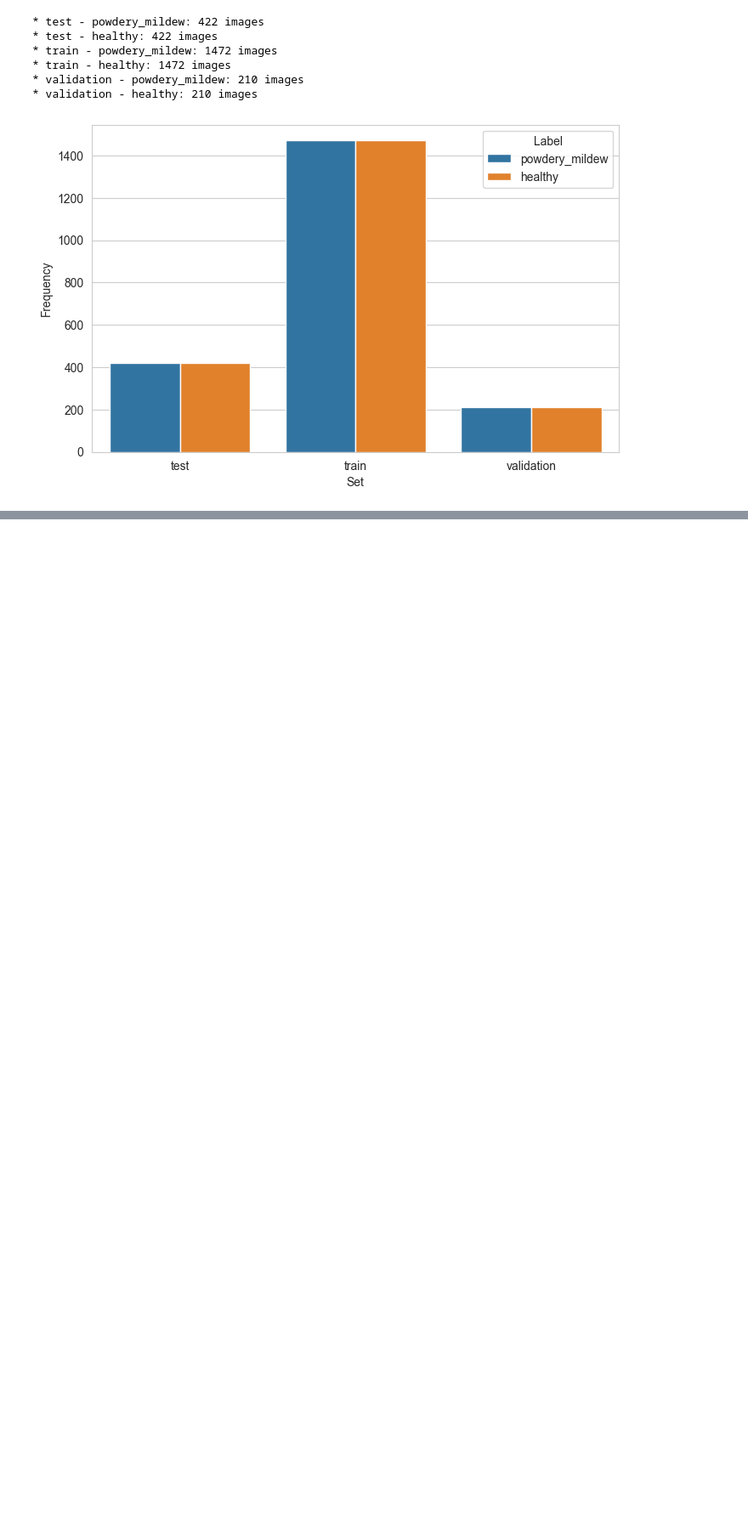
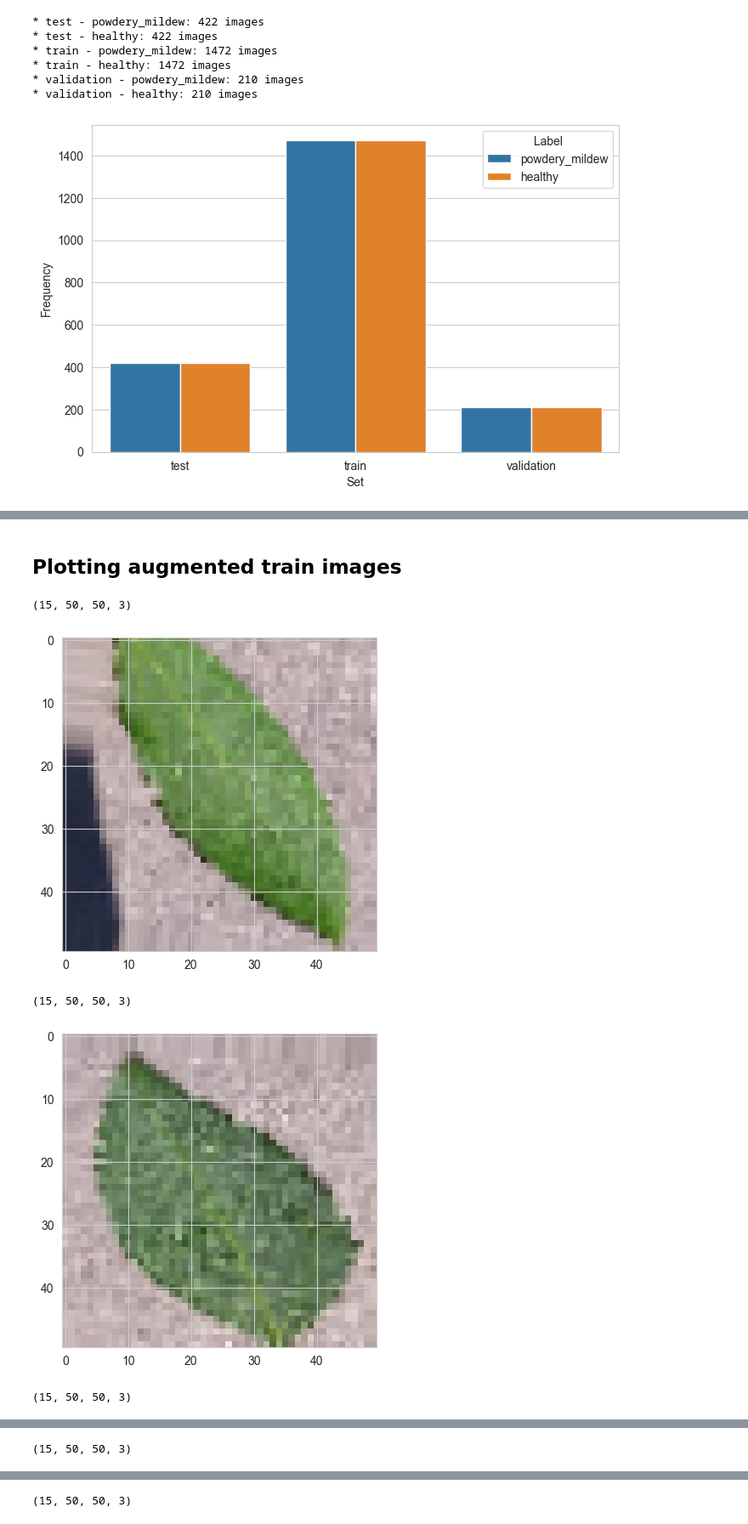
Before and after one commit to KhanRana/PP5-mildew-detection-in-cherry-leaves, a Jupyter notebook: jupyter_notebooks/data_modelling.ipynb, the cells around one changed output, grey strips where cells are left out. Shown: that part at 85% size. Cells and saved outputs as stored; diff of their text form; code cells hidden in the pictures; blank space fills up the shorter version.

Commit message:
augment dataset and plot the results

```diff
--- a/jupyter_notebooks/data_modelling.ipynb
+++ b/jupyter_notebooks/data_modelling.ipynb
@@ -118,0 +135,11 @@ plt.show()
+# %%
+augmented_dataset = ImageDataGenerator(rotation_range=10,
+                                          width_shift_range=0.10,
+                                          height_shift_range=0.10,
+                                          shear_range=0.1,
+                                          zoom_range=0.1,
+                                          horizontal_flip=True,
+                                          vertical_flip=True,
+                                          fill_mode='nearest',
+                                          rescale=1./255
+                                          )
@@ -118,0 +148,11 @@ plt.show()
+# %%
+batch_size = 15 # running batch of 15 at a time
+train_data_set = augmented_dataset.flow_from_directory(train_path,
+                                                     target_size=image_shape[:2],
+                                                     color_mode='rgb',
+                                                     batch_size=batch_size,
+                                                     class_mode='binary',
+                                                     shuffle=True
+                                                     )
+
+train_data_set.class_indices
@@ -118,0 +194,14 @@ plt.show()
+# %% [markdown]
+## Plotting augmented train images
+# %%
+for _ in range(5):
+    img, label = train_data_set.next()
+    print(img.shape) #  (batch_size,h,w,rgb)
+    plt.imshow(img[0])
+    plt.show()
+# %% [output]
+(15, 50, 50, 3)
+[figure, added]
+(15, 50, 50, 3)
+[figure, added]
+(15, 50, 50, 3)
@@ -118,0 +209 @@ plt.show()
+(15, 50, 50, 3)
@@ -118,0 +211 @@ plt.show()
+(15, 50, 50, 3)
```
Also changed, not shown: parts of 16 cells of this notebook.
